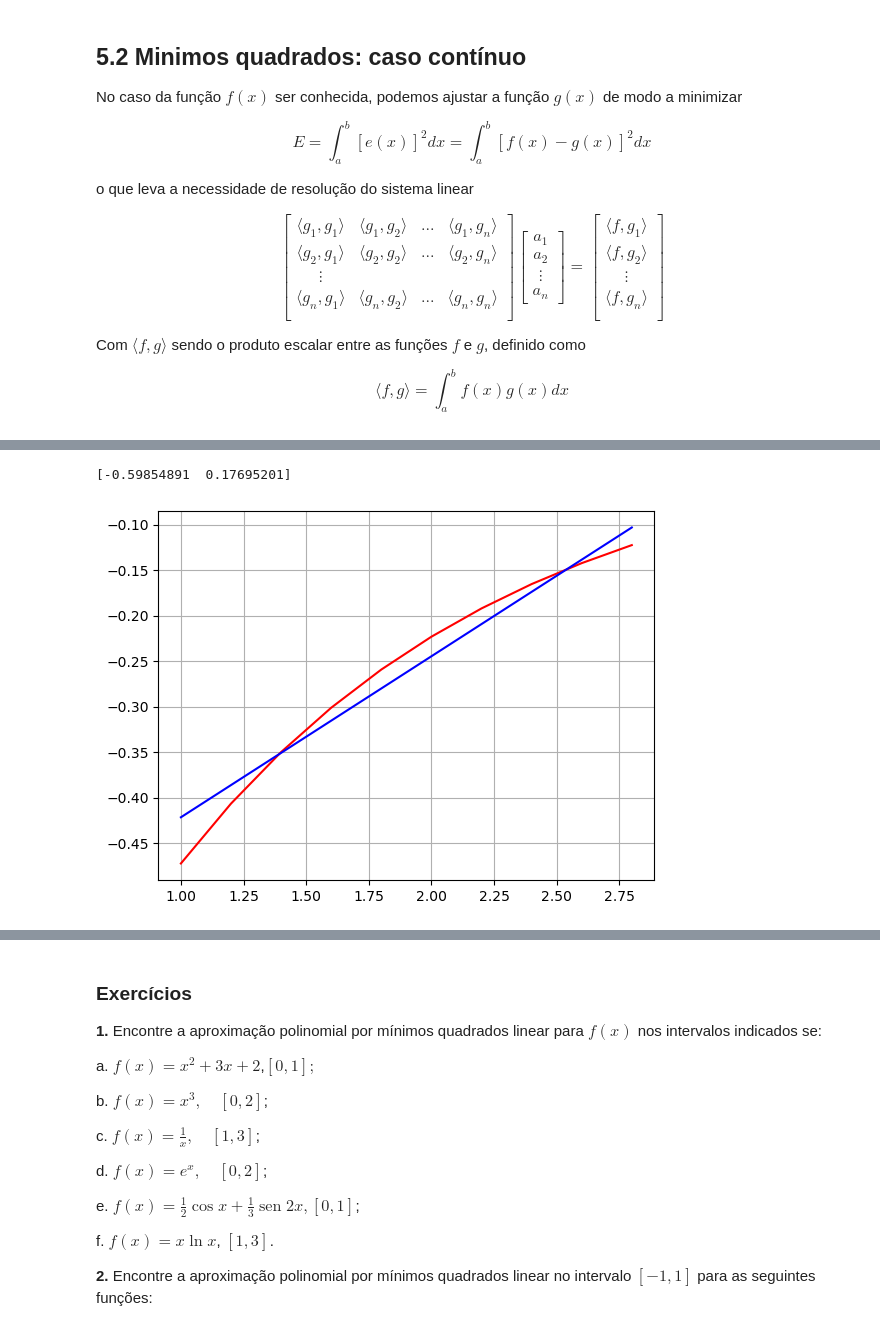
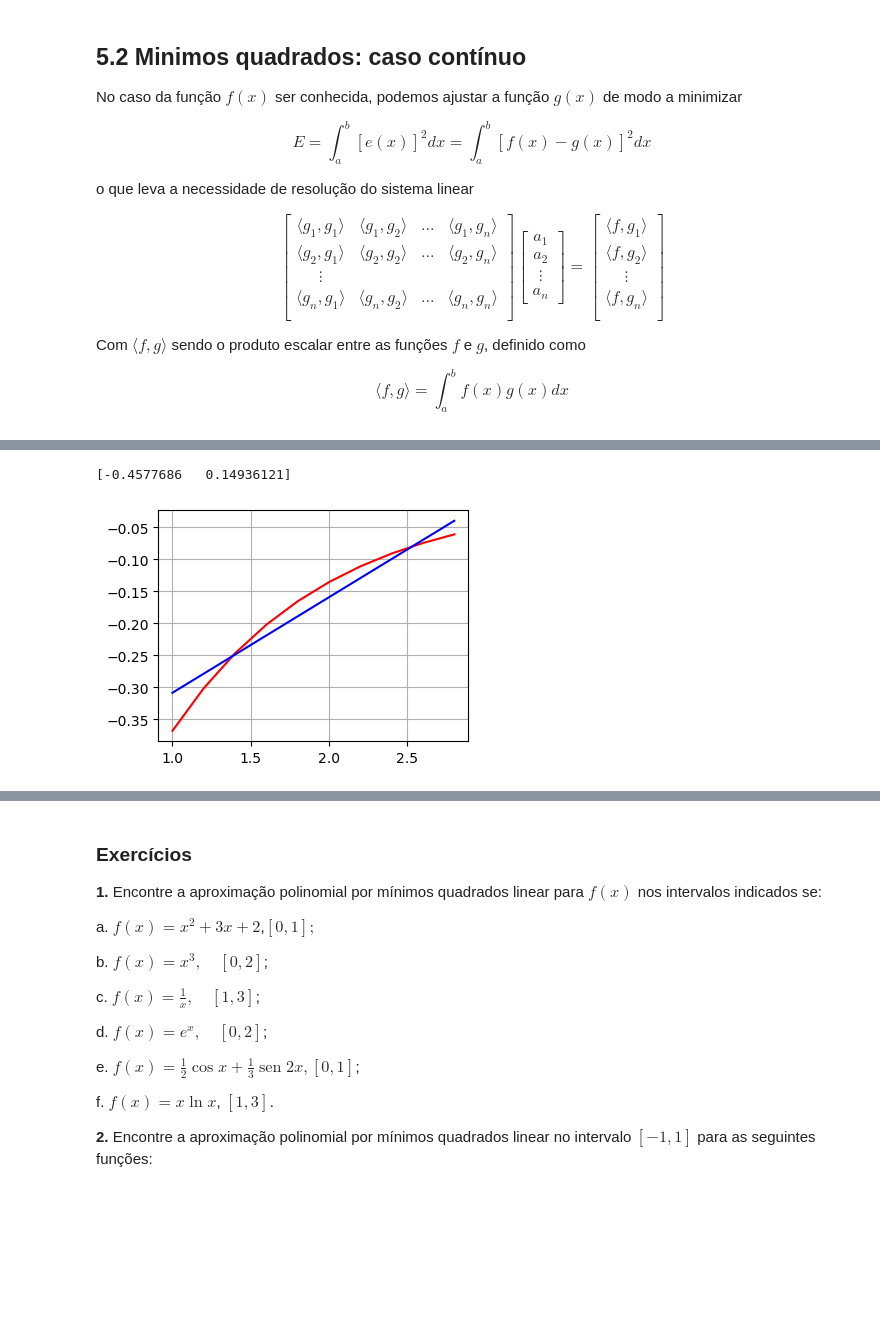
Before and after one commit to pedrocanabarroo/metodos_numericos_em_python, a Jupyter notebook: 5_MINIMOS_QUADRADOS/5.2_minimos_quadrados_continuo.ipynb, the cells around one changed output, grey strips where cells are left out. Drawn from its saved outputs; the diff is of its cells as text; code cells hidden in the pictures; blank space fills up the shorter version.

```diff
--- a/5_MINIMOS_QUADRADOS/5.2_minimos_quadrados_continuo.ipynb
+++ b/5_MINIMOS_QUADRADOS/5.2_minimos_quadrados_continuo.ipynb
@@ -88,53 +88,38 @@ e a reta que melhor se ajusta à $f(x)=e^{-x}$ no intervalo $[1,3]$ é dada por:
 $$
 g(x)=a_1+a_2 x=0.4578-0.1494 x
 $$
-# %%
-import numpy as np
-from scipy.linalg import solve
-import matplotlib.pyplot as plt
-from scipy.integrate import quad
-import math
-from numpy import exp
-
-g1g1 = lambda x: 1
-g1g2 = lambda x: x
-g2g2 = lambda x: x**2
-fg1 = lambda x: -math.exp(-0.75*x)
-fg2 = lambda x: -x*math.exp(-0.75*x)
-
-# Calcula os elementos das marizes
-a11 = quad(g1g1, 1, 3)[0]
-a12 = quad(g1g2, 1, 3)[0]
-a22 = quad(g2g2, 1, 3)[0]
-b1 = quad(fg1, 1, 3)[0]
-b2 = quad(fg2, 1, 3)[0]
-
-
-
-# Monta e resolve o sistema
-A = np.array([[a11, a12], [a12, a22]])
-
-B = np.array([b1,b2])
-
-a = solve(A, B)
-print (a)
-
-# define a funcao g(x) para plotar
-g = lambda x: a[0]+a[1]*x
-
-# cria pontos (x, y) da reta
-Xr = np.arange(1, 3, 0.2)
-#print (Xr)
-
-#Y = np.exp(X)
-
-# Plota os pontos e a reta
-plt.plot(Xr, -np.exp(-0.75*Xr), "r-", Xr, g(Xr), "b-")
-plt.grid()
-plt.show()
-# %% [output]
-[-0.59854891  0.17695201]
-[figure, removed]
+# %%
+import numpy as np
+import matplotlib.pyplot as plt
+plt.rcParams['figure.figsize']=(4,3)
+
+# integrção numérica com scipy
+from scipy.integrate import quad
+# %%
+A = np.array([[2, 4],
+              [4, 26/3]])
+
+# por conveniência, vamos obter b numericamente
+b = np.array([quad(lambda x: -np.exp(-x), 1, 3)[0],
+              quad(lambda x: -x*np.exp(-x), 1, 3)[0]])
+
+a = np.linalg.solve(A, b)
+print (a)
+# %% [output]
+[-0.4577686   0.14936121]
+# %%
+# define a funcao g(x) para plotar
+g = lambda x: a[0]+a[1]*x
+
+# cria pontos (x, y) da reta
+Xr = np.arange(1, 3, 0.2)
+
+# Plota os pontos e a reta
+plt.plot(Xr, -np.exp(-Xr), "r-", Xr, g(Xr), "b-")
+plt.grid()
+plt.show()
+# %% [output]
+[figure, added]
 # %% [markdown]
 **Exemplo 2:** ([Burden, 2016](https://integrada.minhabiblioteca.com.br/reader/books/9788522123414/pageid/586)) Encontre o polinômio de aproximação por mínimos quadrados de segundo grau para a função $f(x)=\operatorname{sen} \pi x$ no intervalo $[0,1]$.
 
```
Also changed, not shown: parts of 7 cells of this notebook, 1 other file.
